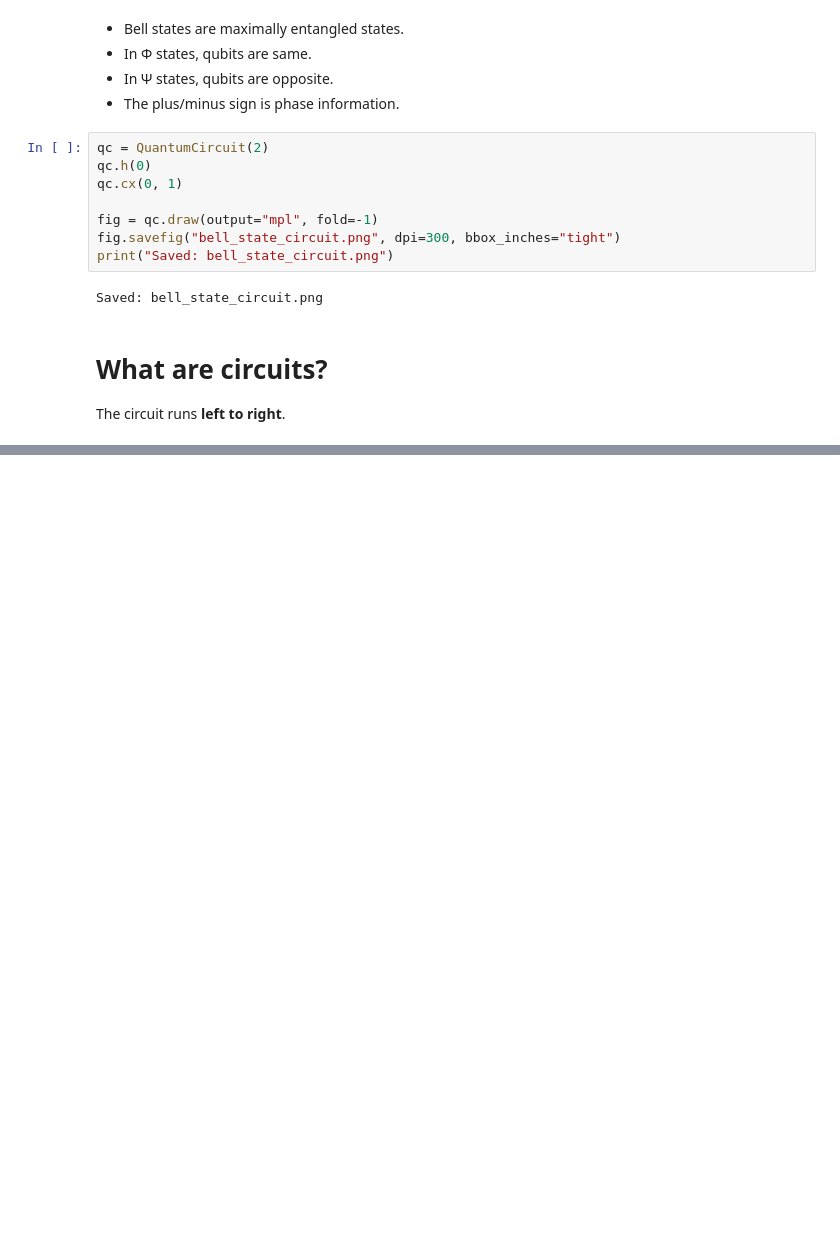
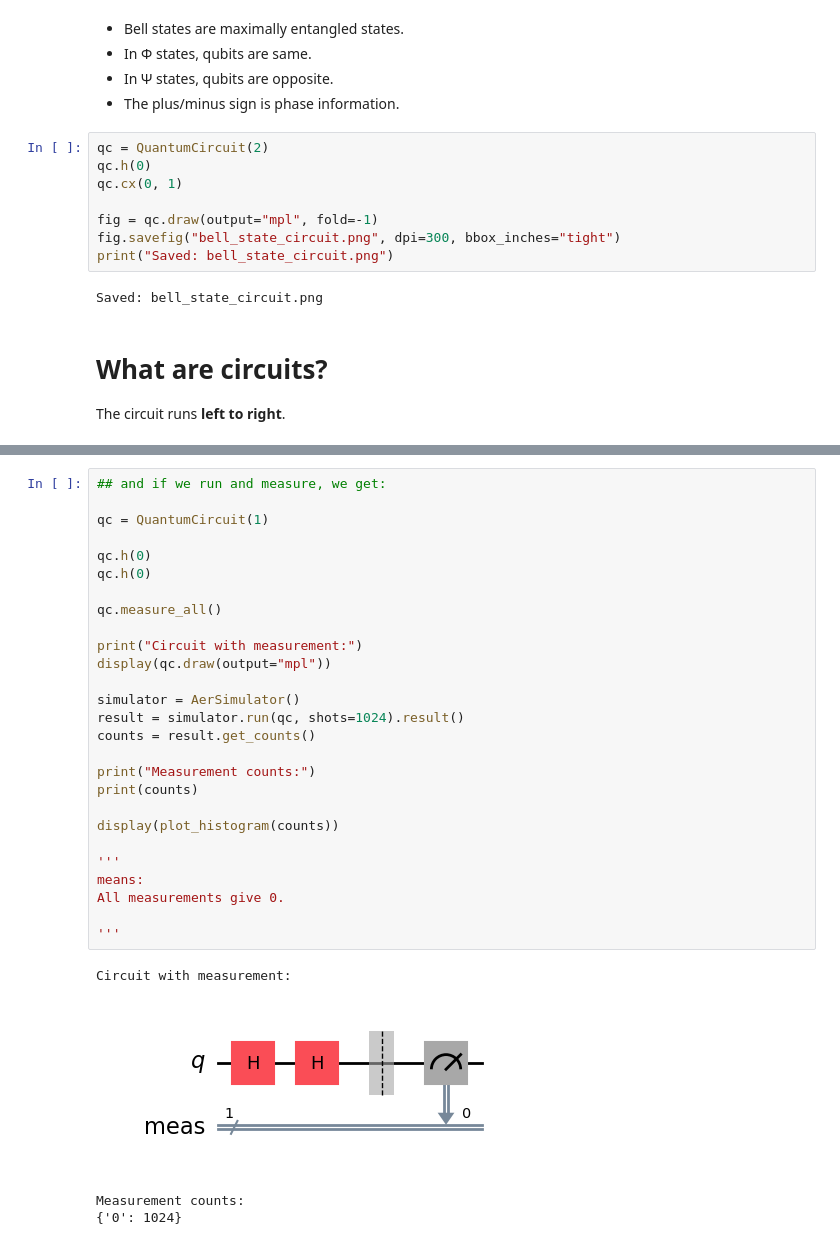
Before and after one commit to vickybudhiraja/quantum_circuits, a Jupyter notebook: quantum_circuits_hands_on.ipynb, the cells around one changed output, grey strips where cells are left out. Saved outputs shown, nothing was run; the diff lists cells and outputs as text; blank space fills up the shorter version.

```diff
--- a/quantum_circuits_hands_on.ipynb
+++ b/quantum_circuits_hands_on.ipynb
@@ -1225,0 +1521,32 @@ $$(0.5380681746 - 0.1748289478 i) |000\rangle+(0.2228751354 - 0.0724165213 i) |0
+# %%
+## and if we run and measure, we get:
+
+qc = QuantumCircuit(1)
+
+qc.h(0)
+qc.h(0)
+
+qc.measure_all()
+
+print("Circuit with measurement:")
+display(qc.draw(output="mpl"))
+
+simulator = AerSimulator()
+result = simulator.run(qc, shots=1024).result()
+counts = result.get_counts()
+
+print("Measurement counts:")
+print(counts)
+
+display(plot_histogram(counts))
+
+'''
+means:
+All measurements give 0.
+
+'''
+# %% [output]
+Circuit with measurement:
+[figure, added]
+Measurement counts:
+{'0': 1024}
```
Also changed, not shown: parts of 22 cells of this notebook.
